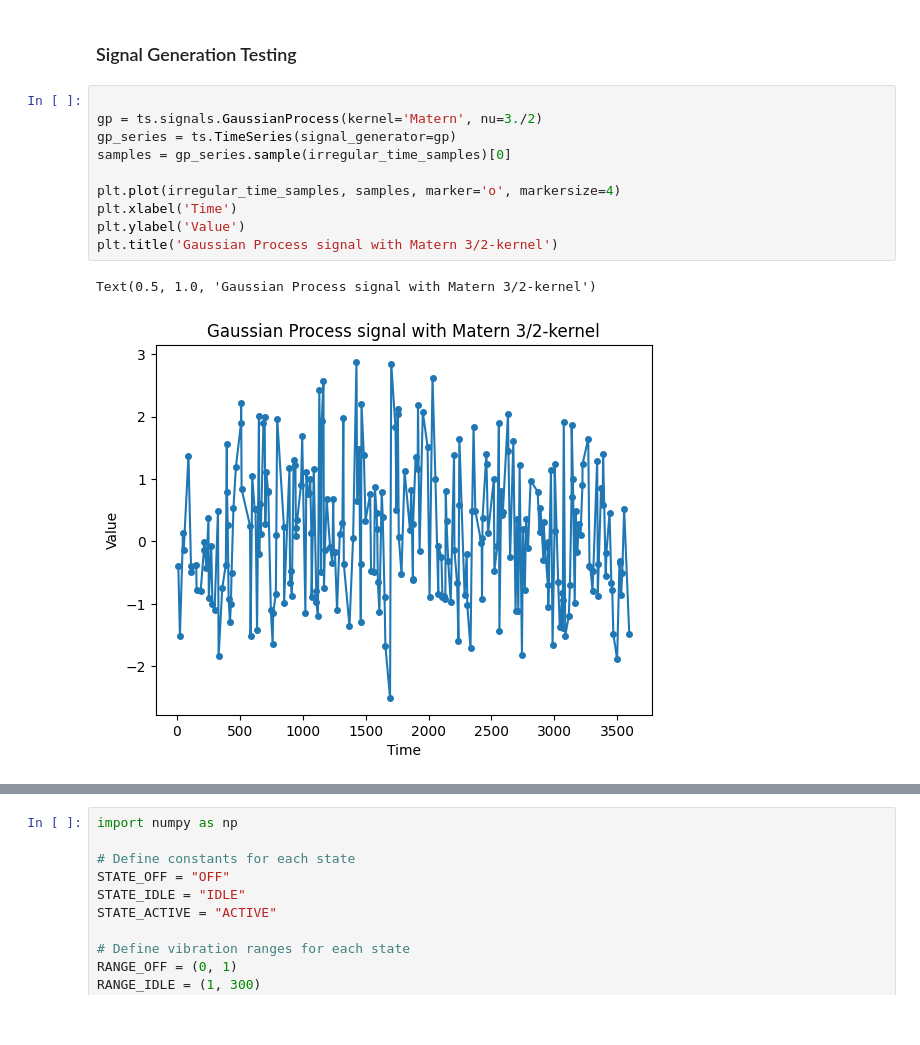
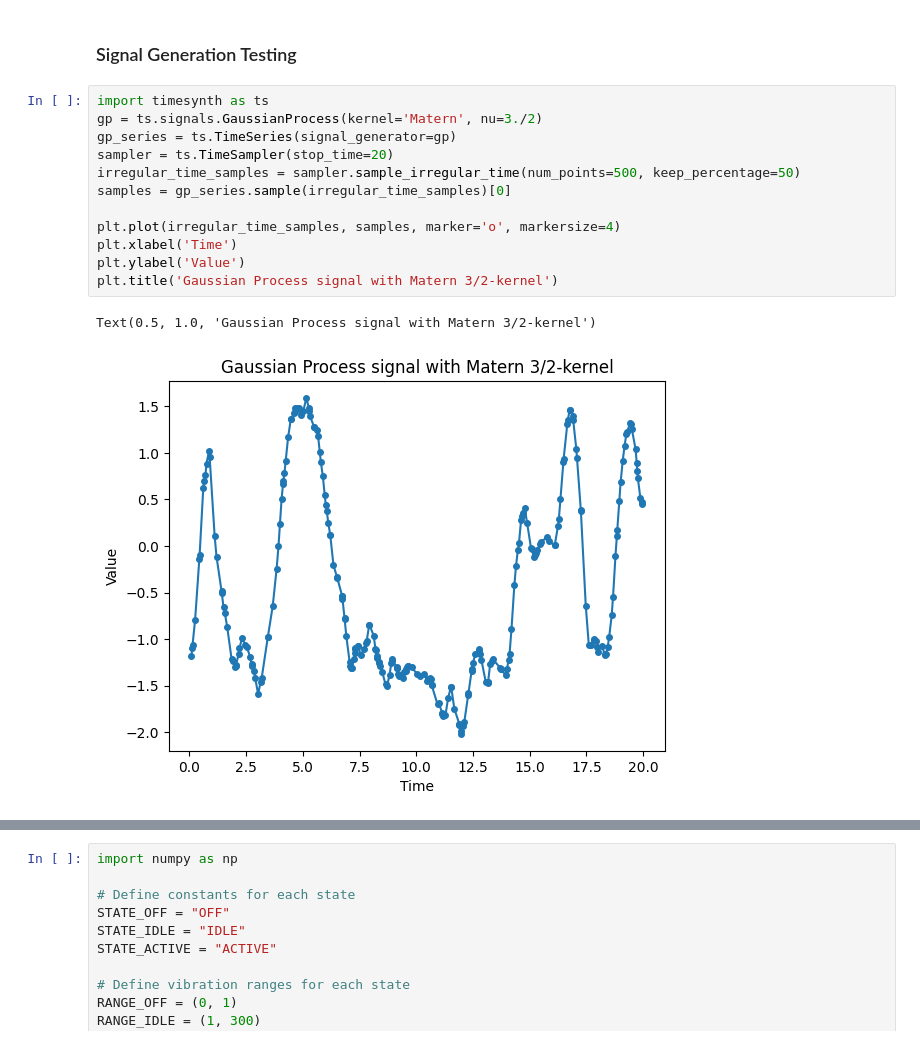
Before and after one commit to Danielwoodh/Time-Series-Data-Generation, a Jupyter notebook: Data Generation - 0.0.ipynb, the cells around one changed output, grey strips where cells are left out. Cells and saved outputs as stored; diff of their text form.

```diff
--- a/Data Generation - 0.0.ipynb
+++ b/Data Generation - 0.0.ipynb
@@ -348,16 +332,18 @@ plt.show()
 # %% [markdown]
 ### Signal Generation Testing
 # %%
-
+import timesynth as ts
 gp = ts.signals.GaussianProcess(kernel='Matern', nu=3./2)
 gp_series = ts.TimeSeries(signal_generator=gp)
+sampler = ts.TimeSampler(stop_time=20)
+irregular_time_samples = sampler.sample_irregular_time(num_points=500, keep_percentage=50)
 samples = gp_series.sample(irregular_time_samples)[0]
 
 plt.plot(irregular_time_samples, samples, marker='o', markersize=4)
 plt.xlabel('Time')
 plt.ylabel('Value')
 plt.title('Gaussian Process signal with Matern 3/2-kernel')
 # %% [output]
 Text(0.5, 1.0, 'Gaussian Process signal with Matern 3/2-kernel')
-[figure, old version]
+[figure, new version]
 # %%
```
Also changed, not shown: parts of 9 cells of this notebook, 3 other files.
